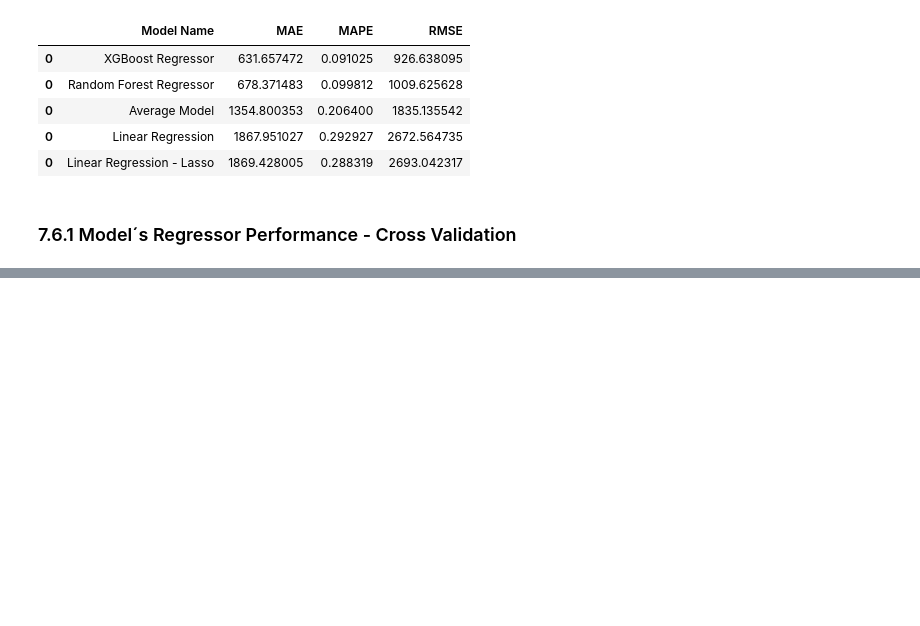
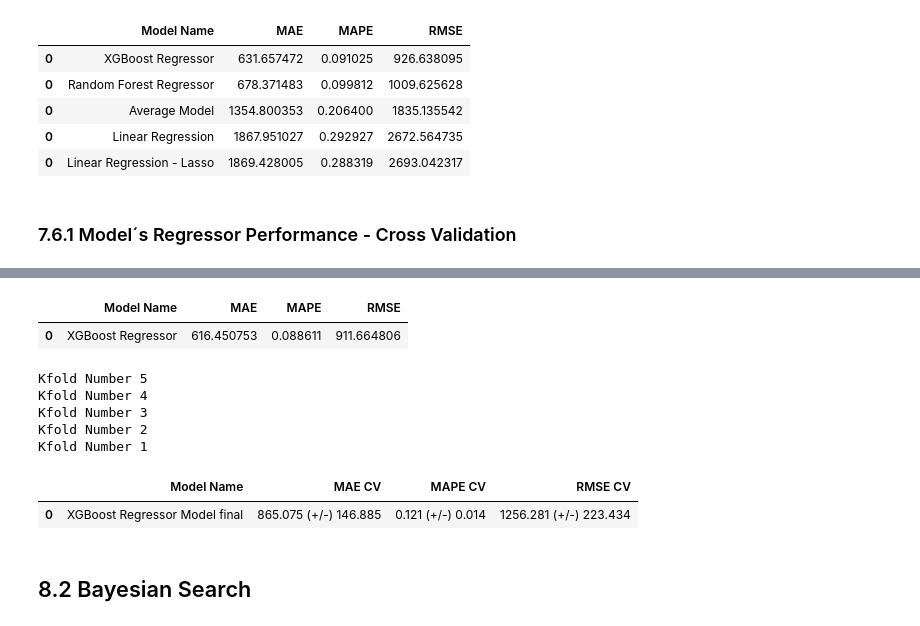
Before and after one commit to julianonicoletti/Ds_em_producao, a Jupyter notebook: ds_producao.ipynb, the cells around one changed output, grey strips where cells are left out. Drawn from its saved outputs; the diff is of its cells as text; code cells hidden in the pictures; blank space fills up the shorter version.

```diff
--- a/ds_producao.ipynb
+++ b/ds_producao.ipynb
@@ -1074,0 +1136,45 @@ Kfold Number 1
+# %%
+param_tuned = {
+    'n_estimators': 7000,
+    'eta':0.03 ,
+    'max_depth':11,
+    'subsample': 0.407,
+    'colsample_bytree': 0.770,
+    'reg_alpha': 1e-09 ,
+    'reg_lambda': 36.811,
+    'learning_rate': 0.01
+    }
+# %%
+model_xgb_tuned = xgb.XGBRegressor( objective='reg:squarederror',
+                                    n_estimators=param_tuned['n_estimators'],
+                                    eta=param_tuned['eta'],
+                                    max_depth=param_tuned['max_depth'],
+                                    subsample=param_tuned['subsample'],
+                                    colsample_bytee=param_tuned['colsample_bytree'],
+                                    learning_rate=param_tuned['learning_rate'],
+                                    reg_alpha = param_tuned['reg_alpha'],
+                                    reg_lambda = param_tuned['reg_lambda']
+                                    ).fit( x_train, y_train )
+# prediction
+yhat_xgb_tuned = model_xgb_tuned.predict( x_test )
+# performance
+xgb_result_tuned = ml_error( 'XGBoost Regressor', np.expm1( y_test ), np.expm1(yhat_xgb_tuned ) )
+xgb_result_tuned
+# %% [output]
+|  | Model Name | MAE | MAPE | RMSE |
+| 0 | XGBoost Regressor | 616.450753 | 0.088611 | 911.664806 |
+# %%
+result = cross_validation(x_training, 5, 'XGBoost Regressor Model final', model_xgb_tuned, verbose=False)
+# %% [output]
+Kfold Number 5
+Kfold Number 4
+Kfold Number 3
+Kfold Number 2
+Kfold Number 1
+# %%
+result
+# %% [output]
+|  | Model Name | MAE CV | MAPE CV | RMSE CV |
+| 0 | XGBoost Regressor Model final | 865.075 (+/-) 146.885 | 0.121 (+/-) 0.014 | 1256.281 (+/-) 223.434 |
+# %% [markdown]
+## 8.2 Bayesian Search
```
Also changed, not shown: parts of 28 cells of this notebook, 1 other file.
